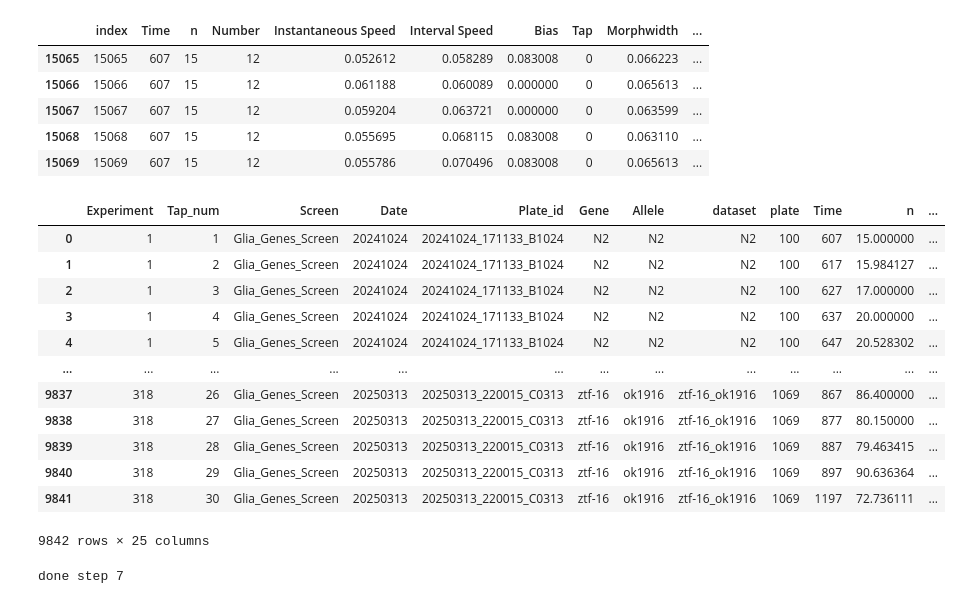
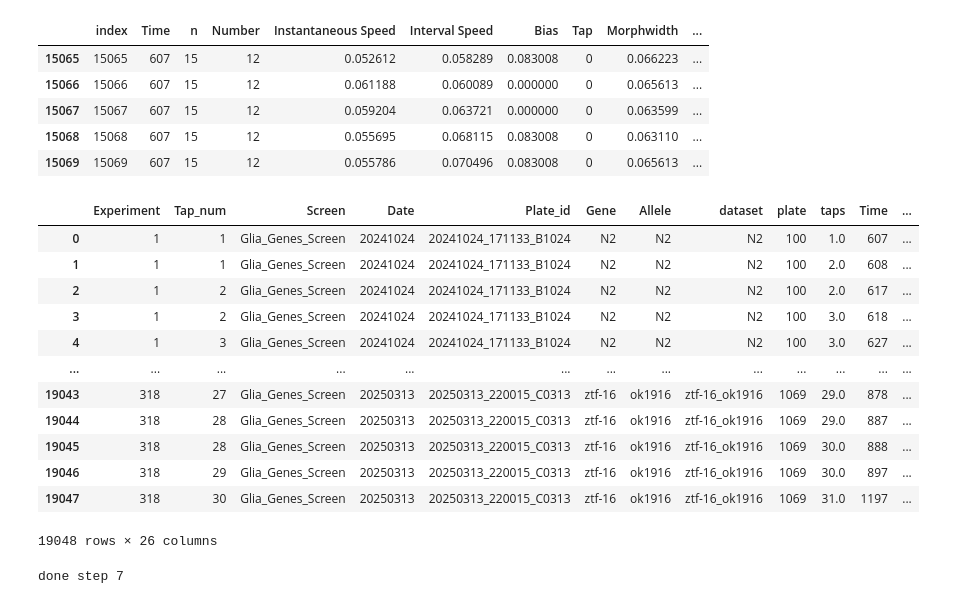
Before and after one commit to JosephLiangUBC/MWT_Dashboard, a Jupyter notebook: Step3_Tap_Baseline_Data_Analyses.ipynb, the cells around one changed output. Drawn from its saved outputs; the diff is of its cells as text; code cells hidden in the pictures.

```diff
--- a/Step3_Tap_Baseline_Data_Analyses.ipynb
+++ b/Step3_Tap_Baseline_Data_Analyses.ipynb
@@ -514,42 +514,42 @@ Post_stimulus_data.head()
 # %%
 # Aggregate columns by "Experiment" + "Tap_num" by taking their means
 
-Post_stimulus_data = Post_stimulus_data.groupby(['Experiment', 'Tap_num','Screen','Date','Plate_id','Gene','Allele','dataset', "plate"]).agg({
+Post_stimulus_data = Post_stimulus_data.groupby(['Experiment', 'Tap_num','Screen','Date','Plate_id','Gene','Allele','dataset', "plate", "taps"]).agg({
     'Time': 'min', # take minimum valu of time instead of mean
     'n': 'mean',
     'Number': 'mean',
     'Instantaneous Speed': 'mean',
     'Interval Speed' : 'mean',
     'Bias': 'mean',
     'Tap': 'mean',
     'Morphwidth': 'mean',
     'Midline': 'mean',
     'Area': 'mean',
     'Angular Speed': 'mean',
     'Aspect Ratio': 'mean',
     'Kink': 'mean',
     'Curve': 'mean',
     'Crab': 'mean',
     'Pathlength': 'mean'
 })
 
 Post_stimulus_data = Post_stimulus_data.reset_index()
 
 Post_stimulus_data
 # %% [output]
-|  | Experiment | Tap_num | Screen | Date | Plate_id | Gene | Allele | dataset | plate | Time | n | ... |
-| 0 | 1 | 1 | Glia_Genes_Screen | 20241024 | 20241024_171133_B1024 | N2 | N2 | N2 | 100 | 607 | 15.000000 | ... |
-| 1 | 1 | 2 | Glia_Genes_Screen | 20241024 | 20241024_171133_B1024 | N2 | N2 | N2 | 100 | 617 | 15.984127 | ... |
-| 2 | 1 | 3 | Glia_Genes_Screen | 20241024 | 20241024_171133_B1024 | N2 | N2 | N2 | 100 | 627 | 17.000000 | ... |
-| 3 | 1 | 4 | Glia_Genes_Screen | 20241024 | 20241024_171133_B1024 | N2 | N2 | N2 | 100 | 637 | 20.000000 | ... |
-| 4 | 1 | 5 | Glia_Genes_Screen | 20241024 | 20241024_171133_B1024 | N2 | N2 | N2 | 100 | 647 | 20.528302 | ... |
+|  | Experiment | Tap_num | Screen | Date | Plate_id | Gene | Allele | dataset | plate | taps | Time | ... |
+| 0 | 1 | 1 | Glia_Genes_Screen | 20241024 | 20241024_171133_B1024 | N2 | N2 | N2 | 100 | 1.0 | 607 | ... |
+| 1 | 1 | 1 | Glia_Genes_Screen | 20241024 | 20241024_171133_B1024 | N2 | N2 | N2 | 100 | 2.0 | 608 | ... |
+| 2 | 1 | 2 | Glia_Genes_Screen | 20241024 | 20241024_171133_B1024 | N2 | N2 | N2 | 100 | 2.0 | 617 | ... |
+| 3 | 1 | 2 | Glia_Genes_Screen | 20241024 | 20241024_171133_B1024 | N2 | N2 | N2 | 100 | 3.0 | 618 | ... |
+| 4 | 1 | 3 | Glia_Genes_Screen | 20241024 | 20241024_171133_B1024 | N2 | N2 | N2 | 100 | 3.0 | 627 | ... |
 | ... | ... | ... | ... | ... | ... | ... | ... | ... | ... | ... | ... | ... |
-| 9837 | 318 | 26 | Glia_Genes_Screen | 20250313 | 20250313_220015_C0313 | ztf-16 | ok1916 | ztf-16_ok1916 | 1069 | 867 | 86.400000 | ... |
-| 9838 | 318 | 27 | Glia_Genes_Screen | 20250313 | 20250313_220015_C0313 | ztf-16 | ok1916 | ztf-16_ok1916 | 1069 | 877 | 80.150000 | ... |
-| 9839 | 318 | 28 | Glia_Genes_Screen | 20250313 | 20250313_220015_C0313 | ztf-16 | ok1916 | ztf-16_ok1916 | 1069 | 887 | 79.463415 | ... |
-| 9840 | 318 | 29 | Glia_Genes_Screen | 20250313 | 20250313_220015_C0313 | ztf-16 | ok1916 | ztf-16_ok1916 | 1069 | 897 | 90.636364 | ... |
-| 9841 | 318 | 30 | Glia_Genes_Screen | 20250313 | 20250313_220015_C0313 | ztf-16 | ok1916 | ztf-16_ok1916 | 1069 | 1197 | 72.736111 | ... |
+| 19043 | 318 | 27 | Glia_Genes_Screen | 20250313 | 20250313_220015_C0313 | ztf-16 | ok1916 | ztf-16_ok1916 | 1069 | 29.0 | 878 | ... |
+| 19044 | 318 | 28 | Glia_Genes_Screen | 20250313 | 20250313_220015_C0313 | ztf-16 | ok1916 | ztf-16_ok1916 | 1069 | 29.0 | 887 | ... |
+| 19045 | 318 | 28 | Glia_Genes_Screen | 20250313 | 20250313_220015_C0313 | ztf-16 | ok1916 | ztf-16_ok1916 | 1069 | 30.0 | 888 | ... |
+| 19046 | 318 | 29 | Glia_Genes_Screen | 20250313 | 20250313_220015_C0313 | ztf-16 | ok1916 | ztf-16_ok1916 | 1069 | 30.0 | 897 | ... |
+| 19047 | 318 | 30 | Glia_Genes_Screen | 20250313 | 20250313_220015_C0313 | ztf-16 | ok1916 | ztf-16_ok1916 | 1069 | 31.0 | 1197 | ... |
-9842 rows × 25 columns
+19048 rows × 26 columns
 # %%
 print('done step 7')
 # %% [output]
```
